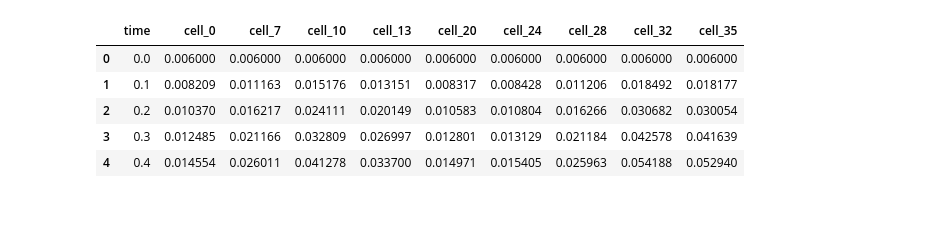
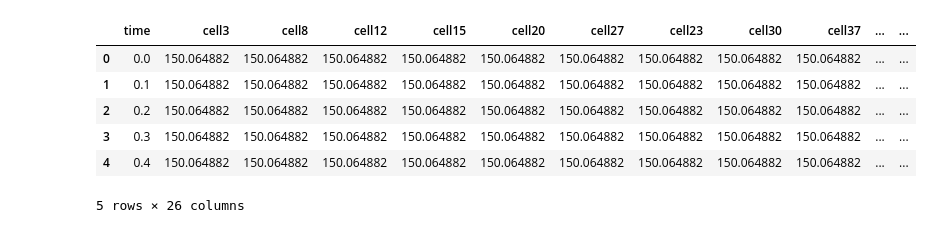
Before and after one commit to clintondurney/ubuquitous-drosophila, a Jupyter notebook: MultCell/Plotting.ipynb, the cells around one changed output. Drawn from its saved outputs; the diff is of its cells as text; code cells hidden in the pictures.

Commit message:
25 cells

```diff
--- a/MultCell/Plotting.ipynb
+++ b/MultCell/Plotting.ipynb
@@ -3,7 +3,11 @@ import pandas as pd
 import matplotlib.pyplot as plt
 import numpy as np
 
-%matplotlib notebook
+# %matplotlib notebook
+%matplotlib inline
 
-df_bio = pd.read_csv('BioParams.csv',delimiter='\t')
+df_myosin = pd.read_csv('myosin.csv',delimiter='\t')
+df_area = pd.read_csv('cellarea.csv',delimiter='\t')
+df_reg = pd.read_csv('reg.csv',delimiter='\t')
+# df_node = pd.read_csv('node.csv',delimiter='\t')
 # %%
@@ -11,10 +15,11 @@ time = df_bio['time']
 # %%
-df_bio.head()
+df_area.head()
 # %% [output]
-|  | time | cell_0 | cell_7 | cell_10 | cell_13 | cell_20 | cell_24 | cell_28 | cell_32 | cell_35 |
-| 0 | 0.0 | 0.006000 | 0.006000 | 0.006000 | 0.006000 | 0.006000 | 0.006000 | 0.006000 | 0.006000 | 0.006000 |
-| 1 | 0.1 | 0.008209 | 0.011163 | 0.015176 | 0.013151 | 0.008317 | 0.008428 | 0.011206 | 0.018492 | 0.018177 |
-| 2 | 0.2 | 0.010370 | 0.016217 | 0.024111 | 0.020149 | 0.010583 | 0.010804 | 0.016266 | 0.030682 | 0.030054 |
-| 3 | 0.3 | 0.012485 | 0.021166 | 0.032809 | 0.026997 | 0.012801 | 0.013129 | 0.021184 | 0.042578 | 0.041639 |
-| 4 | 0.4 | 0.014554 | 0.026011 | 0.041278 | 0.033700 | 0.014971 | 0.015405 | 0.025963 | 0.054188 | 0.052940 |
+|  | time | cell3 | cell8 | cell12 | cell15 | cell20 | cell27 | cell23 | cell30 | cell37 | ... | ... |
+| 0 | 0.0 | 150.064882 | 150.064882 | 150.064882 | 150.064882 | 150.064882 | 150.064882 | 150.064882 | 150.064882 | 150.064882 | ... | ... |
+| 1 | 0.1 | 150.064882 | 150.064882 | 150.064882 | 150.064882 | 150.064882 | 150.064882 | 150.064882 | 150.064882 | 150.064882 | ... | ... |
+| 2 | 0.2 | 150.064882 | 150.064882 | 150.064882 | 150.064882 | 150.064882 | 150.064882 | 150.064882 | 150.064882 | 150.064882 | ... | ... |
+| 3 | 0.3 | 150.064882 | 150.064882 | 150.064882 | 150.064882 | 150.064882 | 150.064882 | 150.064882 | 150.064882 | 150.064882 | ... | ... |
+| 4 | 0.4 | 150.064882 | 150.064882 | 150.064882 | 150.064882 | 150.064882 | 150.064882 | 150.064882 | 150.064882 | 150.064882 | ... | ... |
+5 rows × 26 columns
 # %%
```
Also changed, not shown: parts of 8 cells of this notebook, 8 other files.
